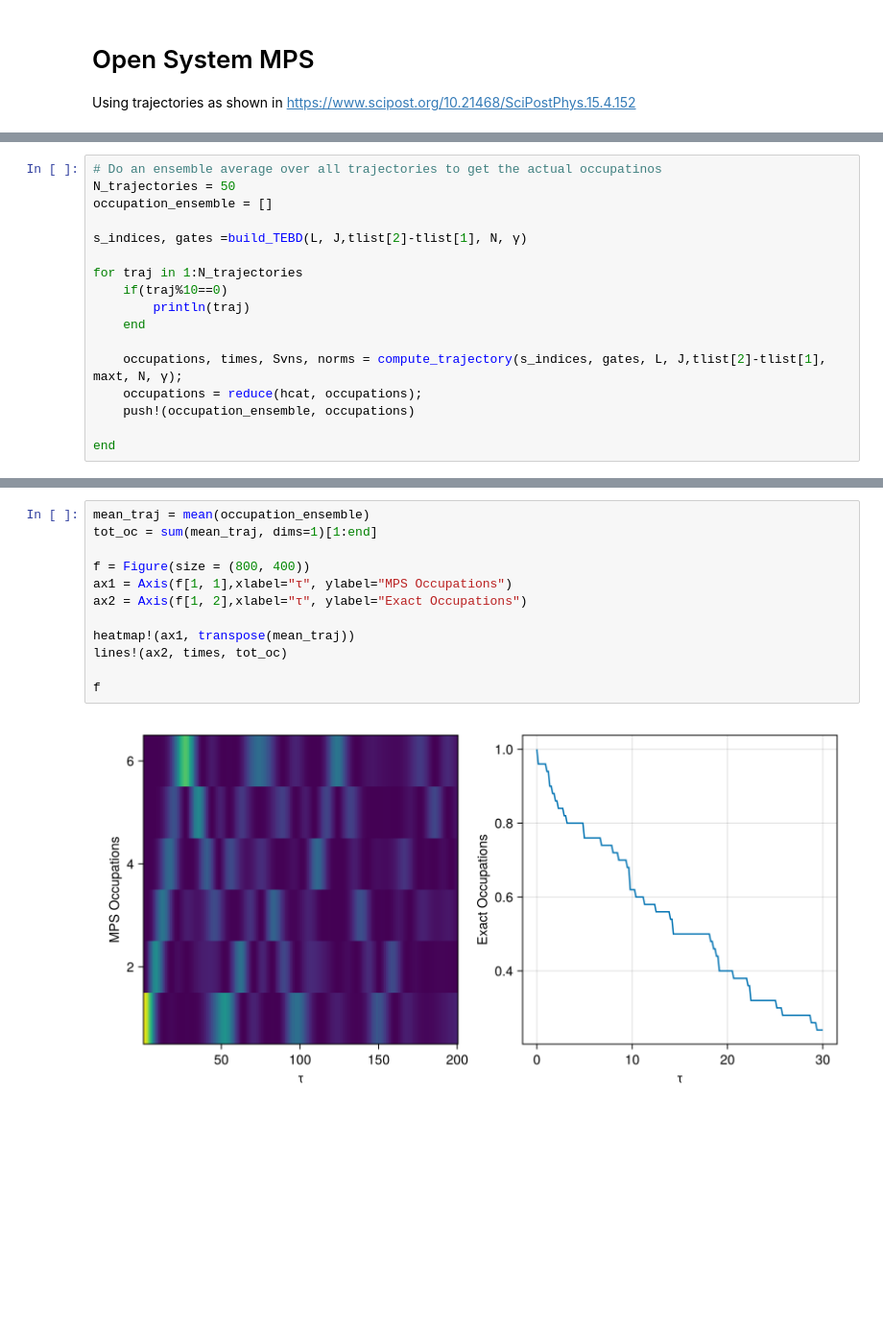
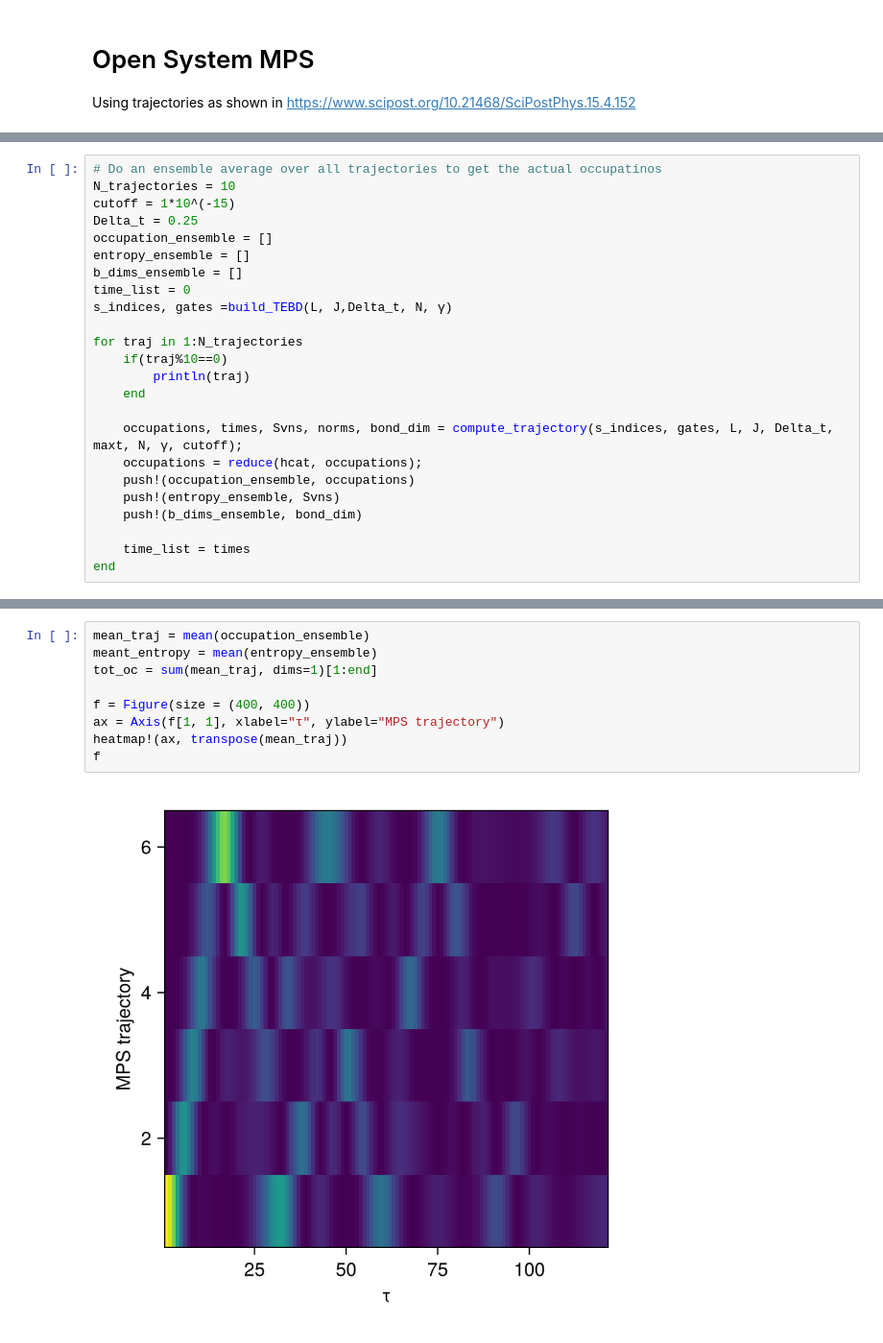
Before and after one commit to Ssalazar12/open_system_tn, a Jupyter notebook: notebooks/tight_binding_open.ipynb, the cells around one changed output, grey strips where cells are left out. Shown at 96% size. Cells and saved outputs as stored; diff of their text form; blank space fills up the shorter version.

```diff
--- a/notebooks/tight_binding_open.ipynb
+++ b/notebooks/tight_binding_open.ipynb
@@ -349,19 +272,26 @@ ProfileSVG.save("prof.svg")
 # %%
 # Do an ensemble average over all trajectories to get the actual occupatinos
-N_trajectories = 50
+N_trajectories = 10
+cutoff = 1*10^(-15)
+Delta_t = 0.25
 occupation_ensemble = []
-
-s_indices, gates =build_TEBD(L, J,tlist[2]-tlist[1], N, γ)
+entropy_ensemble = []
+b_dims_ensemble = []
+time_list = 0
+s_indices, gates =build_TEBD(L, J,Delta_t, N, γ)
 
 for traj in 1:N_trajectories
     if(traj%10==0)
         println(traj)
     end
 
-    occupations, times, Svns, norms = compute_trajectory(s_indices, gates, L, J,tlist[2]-tlist[1], maxt, N, γ);
+    occupations, times, Svns, norms, bond_dim = compute_trajectory(s_indices, gates, L, J, Delta_t, maxt, N, γ, cutoff);
     occupations = reduce(hcat, occupations);
     push!(occupation_ensemble, occupations)
+    push!(entropy_ensemble, Svns)
+    push!(b_dims_ensemble, bond_dim)
 
+    time_list = times
 end
 # %% [output]
 10
@@ -372,14 +298,11 @@ end
 # %%
 mean_traj = mean(occupation_ensemble)
+meant_entropy = mean(entropy_ensemble)
 tot_oc = sum(mean_traj, dims=1)[1:end]
 
-f = Figure(size = (800, 400))
-ax1 = Axis(f[1, 1],xlabel="τ", ylabel="MPS Occupations")
-ax2 = Axis(f[1, 2],xlabel="τ", ylabel="Exact Occupations")
-
-heatmap!(ax1, transpose(mean_traj))
-lines!(ax2, times, tot_oc)
-
+f = Figure(size = (400, 400))
+ax = Axis(f[1, 1], xlabel="τ", ylabel="MPS trajectory")
+heatmap!(ax, transpose(mean_traj))
 f
 # %% [output]
-[figure, old version]
+[figure, new version]
```
Also changed, not shown: parts of 20 cells of this notebook, 1 other file.
